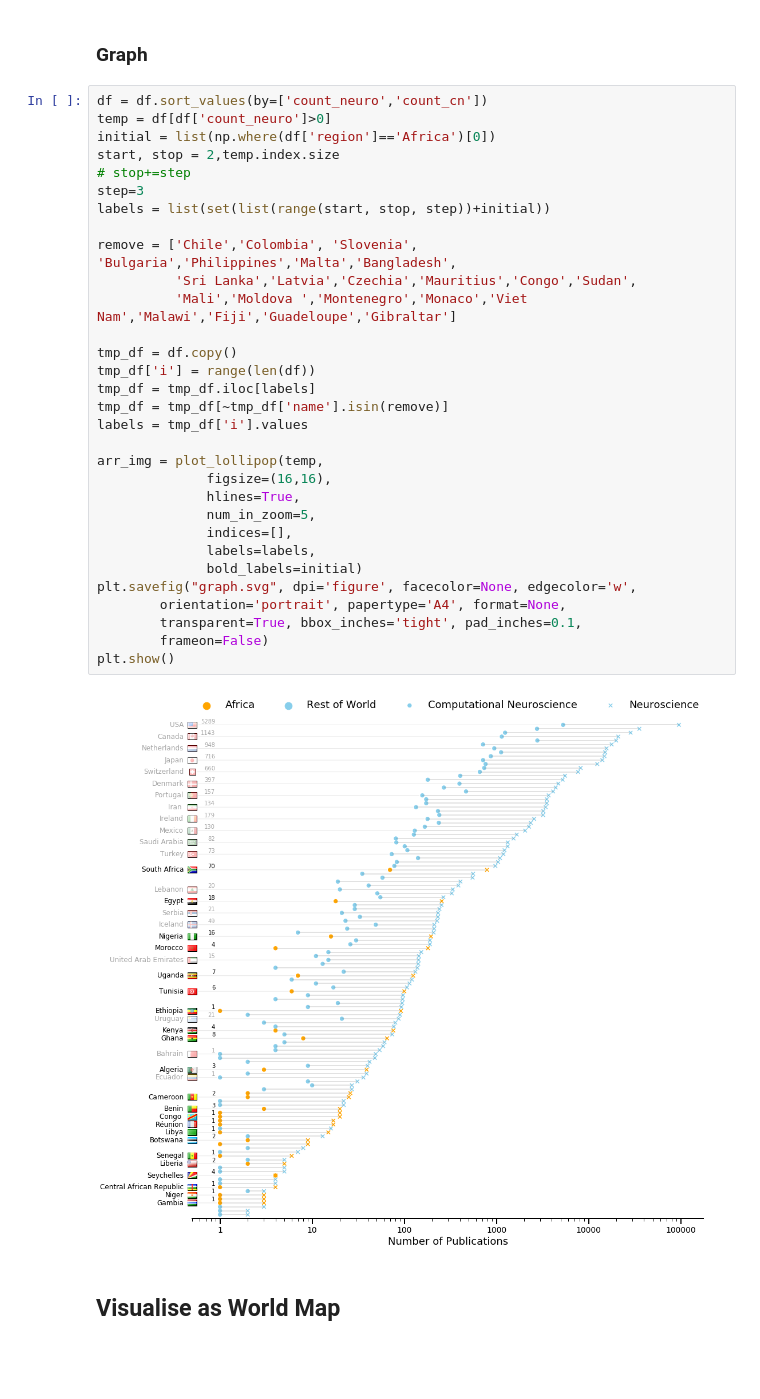
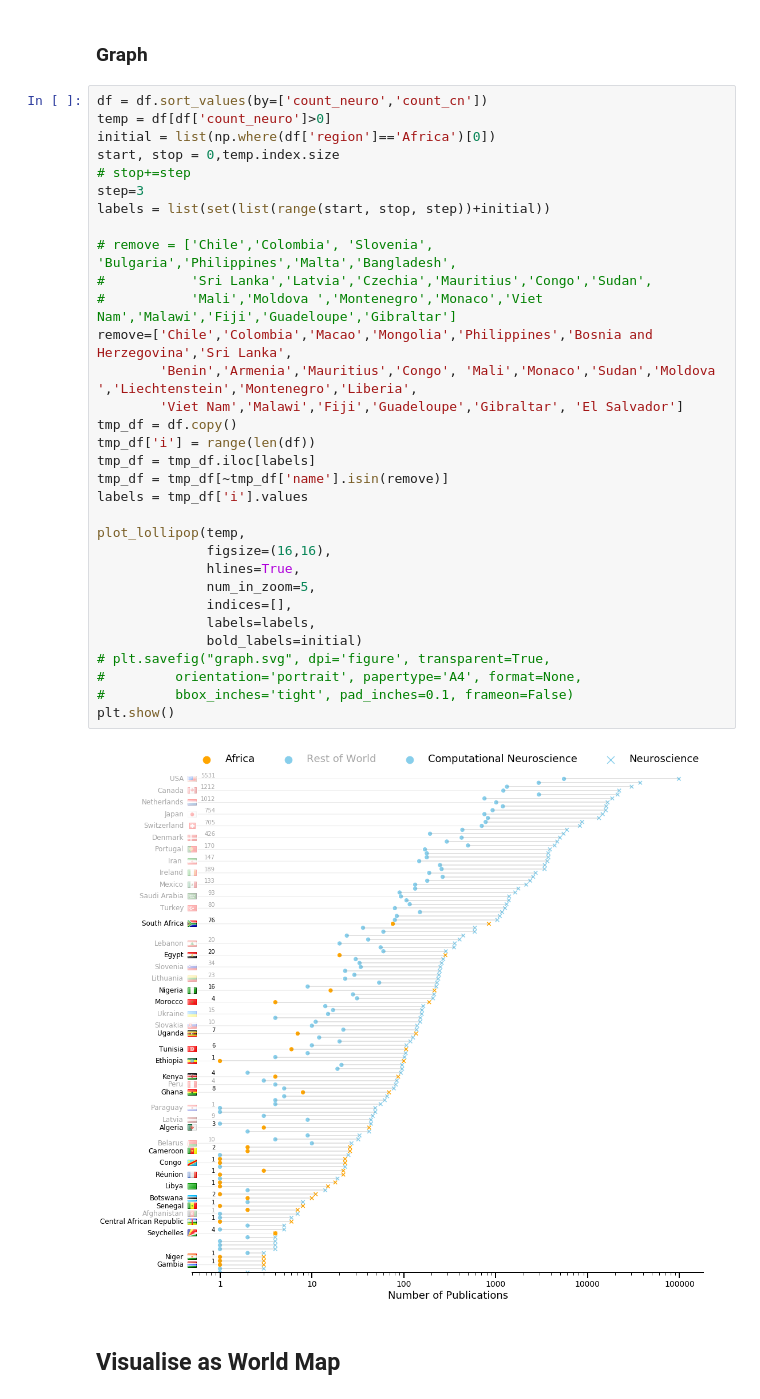
Before and after one commit to ChrisCurrin/comp_neuro_count_countries, a Jupyter notebook: comp_neuro_viz.ipynb, the cells around one changed output. Cells and saved outputs as stored; diff of their text form; blank space fills up the shorter version.

Commit message:
updated notebook to generate the full figure programmatically

```diff
--- a/comp_neuro_viz.ipynb
+++ b/comp_neuro_viz.ipynb
@@ -627,36 +628,37 @@ def plot_lollipop(ordered_df,figsize=(10,10),log=True,hlines=False,
 # %%
 df = df.sort_values(by=['count_neuro','count_cn'])
 temp = df[df['count_neuro']>0]
 initial = list(np.where(df['region']=='Africa')[0])
-start, stop = 2,temp.index.size
+start, stop = 0,temp.index.size
 # stop+=step
 step=3
 labels = list(set(list(range(start, stop, step))+initial))
 
-remove = ['Chile','Colombia', 'Slovenia', 'Bulgaria','Philippines','Malta','Bangladesh',
-          'Sri Lanka','Latvia','Czechia','Mauritius','Congo','Sudan',
-          'Mali','Moldova ','Montenegro','Monaco','Viet Nam','Malawi','Fiji','Guadeloupe','Gibraltar']
-
+# remove = ['Chile','Colombia', 'Slovenia', 'Bulgaria','Philippines','Malta','Bangladesh',
+#           'Sri Lanka','Latvia','Czechia','Mauritius','Congo','Sudan',
+#           'Mali','Moldova ','Montenegro','Monaco','Viet Nam','Malawi','Fiji','Guadeloupe','Gibraltar']
+remove=['Chile','Colombia','Macao','Mongolia','Philippines','Bosnia and Herzegovina','Sri Lanka',
+        'Benin','Armenia','Mauritius','Congo', 'Mali','Monaco','Sudan','Moldova ','Liechtenstein','Montenegro','Liberia',
+        'Viet Nam','Malawi','Fiji','Guadeloupe','Gibraltar', 'El Salvador']
 tmp_df = df.copy()
 tmp_df['i'] = range(len(df))
 tmp_df = tmp_df.iloc[labels]
 tmp_df = tmp_df[~tmp_df['name'].isin(remove)]
 labels = tmp_df['i'].values
 
-arr_img = plot_lollipop(temp,
+plot_lollipop(temp,
               figsize=(16,16),
               hlines=True,
               num_in_zoom=5,
               indices=[],
               labels=labels,
               bold_labels=initial)
-plt.savefig("graph.svg", dpi='figure', facecolor=None, edgecolor='w',
-        orientation='portrait', papertype='A4', format=None,
-        transparent=True, bbox_inches='tight', pad_inches=0.1,
-        frameon=False)
+# plt.savefig("graph.svg", dpi='figure', transparent=True,
+#         orientation='portrait', papertype='A4', format=None,
+#         bbox_inches='tight', pad_inches=0.1, frameon=False)
 plt.show()
 # %% [output]
-[figure, old version]
+[figure, new version]
 # %% [markdown]
 ## Visualise as World Map
 # %%
```
Also changed, not shown: parts of 19 cells of this notebook, 5 other files.
